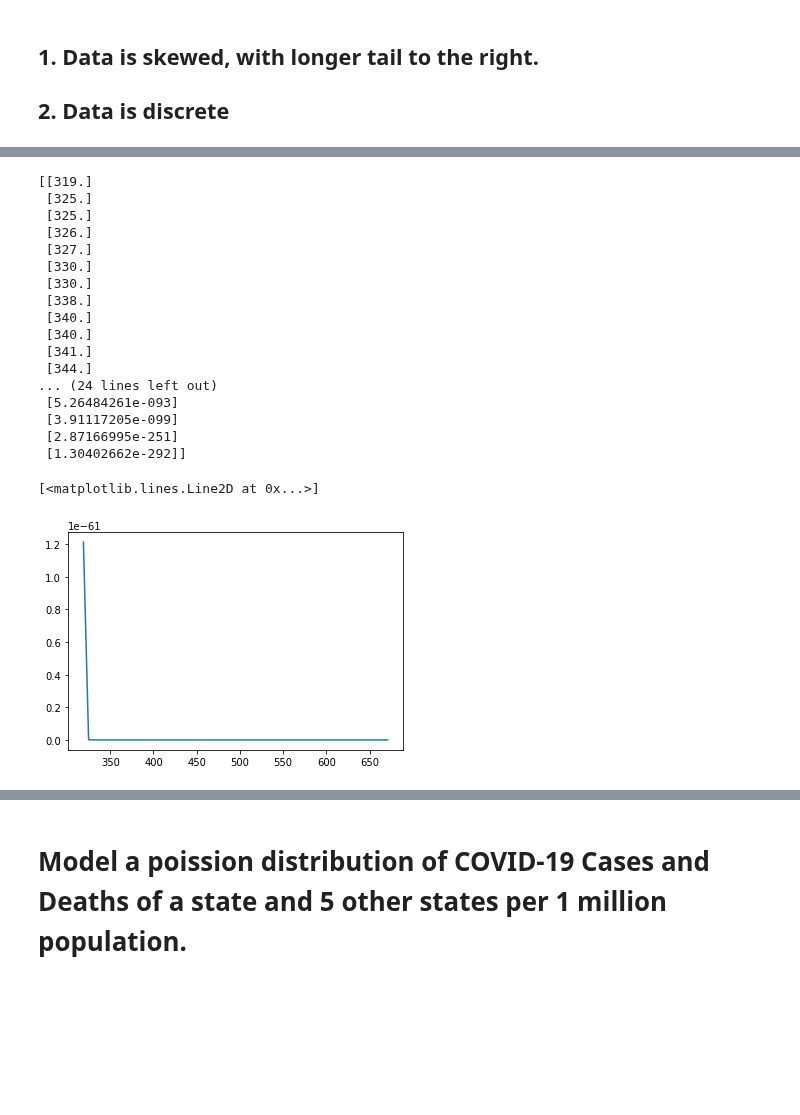
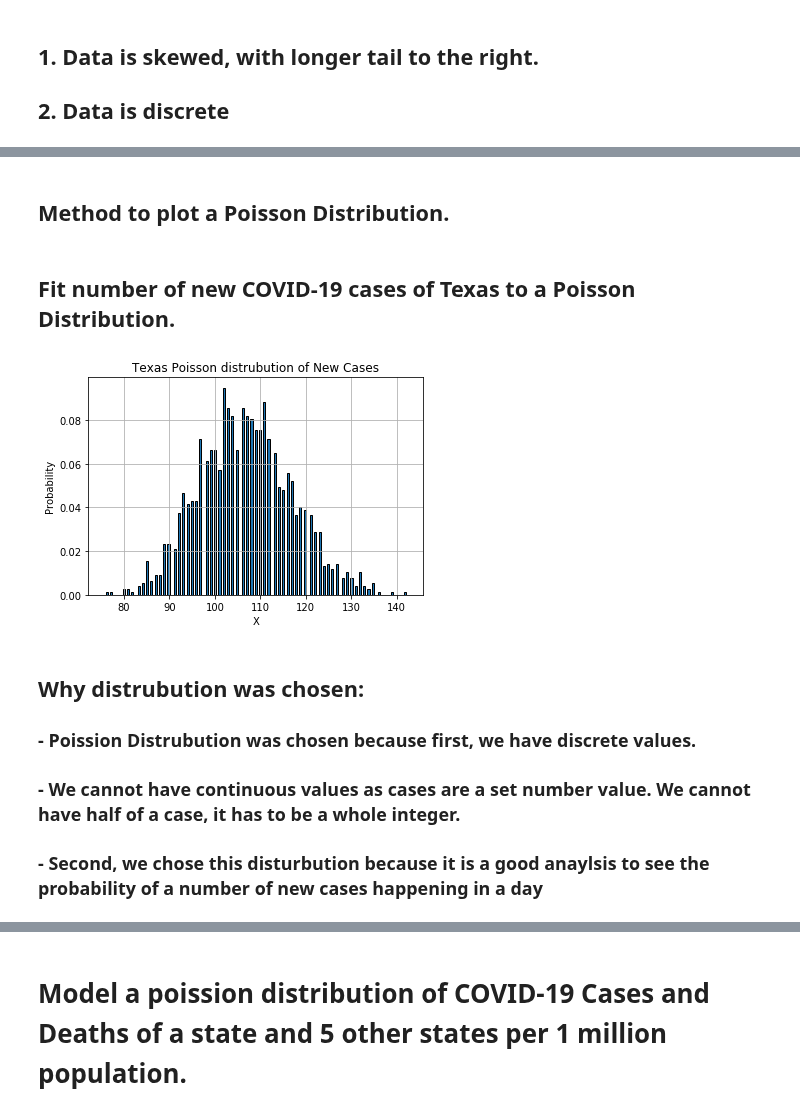
Before and after one commit to HarinB4/Covid-19DataProject, a Jupyter notebook: src/Stage_II/Badesha/Task 2.ipynb, the cells around one changed output, grey strips where cells are left out. Saved outputs shown, nothing was run; the diff lists cells and outputs as text; code cells hidden in the pictures; blank space fills up the shorter version.

Commit message:
Poisson distribution

```diff
--- a/src/Stage_II/Badesha/Task 2.ipynb
+++ b/src/Stage_II/Badesha/Task 2.ipynb
@@ -174,30 +100,25 @@ TexasCases_PMF
-# %%
-TX_Cas = TexasCases_PMF.as_matrix(columns = ['TX'])
-
-TX_PMF = TexasCases_PMF.as_matrix(columns = ['PMF'])
-
-print(TX_Cas)
-print(TX_PMF)
-# %% [output]
-[[319.]
- [325.]
- [325.]
- [326.]
- [327.]
- [330.]
- [330.]
- [338.]
- [340.]
- [340.]
- [341.]
- [344.]
-... (24 lines left out)
- [5.26484261e-093]
- [3.91117205e-099]
- [2.87166995e-251]
- [1.30402662e-292]]
-# %%
-plt.plot(TX_Cas, TX_PMF)
-# %% [output]
-[<matplotlib.lines.Line2D at 0x...>]
-[figure, removed]
+# %% [markdown]
+## Method to plot a Poisson Distribution.
+# %%
+def Plot_poisson(df, col='StateOrCounty', title = 'Title'):
+    random.seed(12)
+    lm = df[col].mean()
+    df_size = df.size
+    Count = stats.poisson.rvs(size=df_size,  # Generate Poisson data
+                                   mu=lm )
+    pd.DataFrame(Count).hist(density=True, range=(min(Count)-0.5,max(Count)+0.5)
+                                    , bins=max(Count)+1, ec ='black');
+    plt.title(title)
+    plt.ylabel("Probability")
+    plt.xlabel("X")
+# %% [markdown]
+## Fit number of new COVID-19 cases of Texas to a Poisson Distribution.
+# %%
+Plot_poisson(MyStateCases, col='TX', title = 'Texas Poisson distrubution of New Cases')
+# %% [output]
+[figure, added]
+# %% [markdown]
+## Why distrubution was chosen:
+### - Poission Distrubution was chosen because first, we have discrete values.
+### - We cannot have continuous values as cases are a set number value. We cannot have half of a case, it has to be a whole integer.
+### - Second, we chose this disturbution because it is a good anaylsis to see the probability of a number of new cases happening in a day
```
Also changed, not shown: parts of 25 cells of this notebook, 3 other files.
